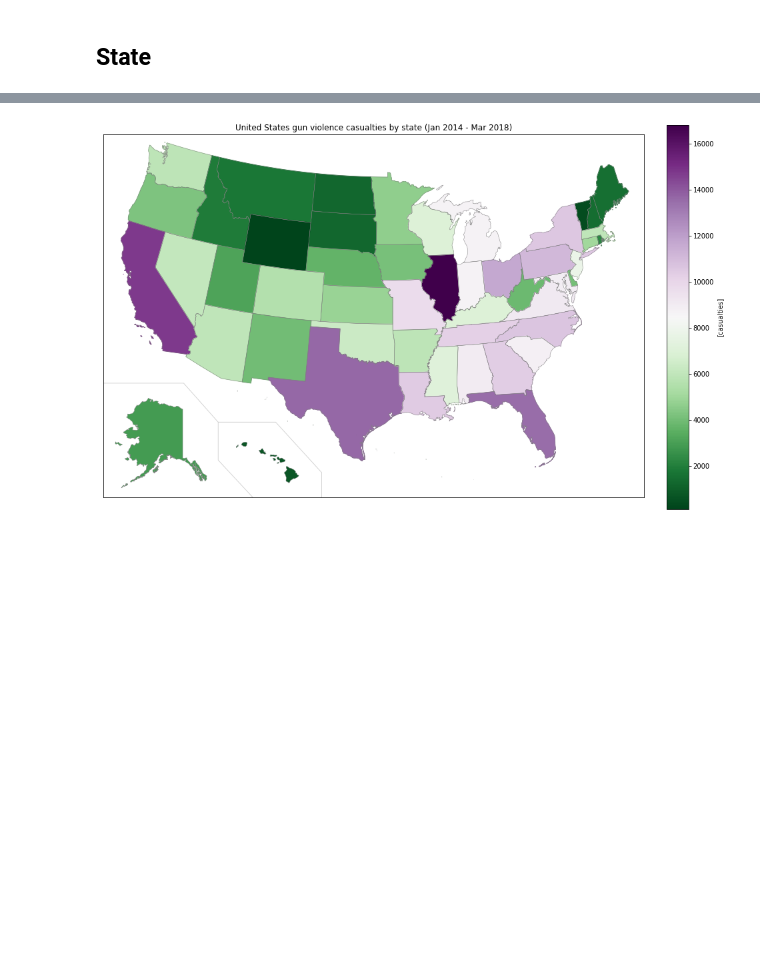
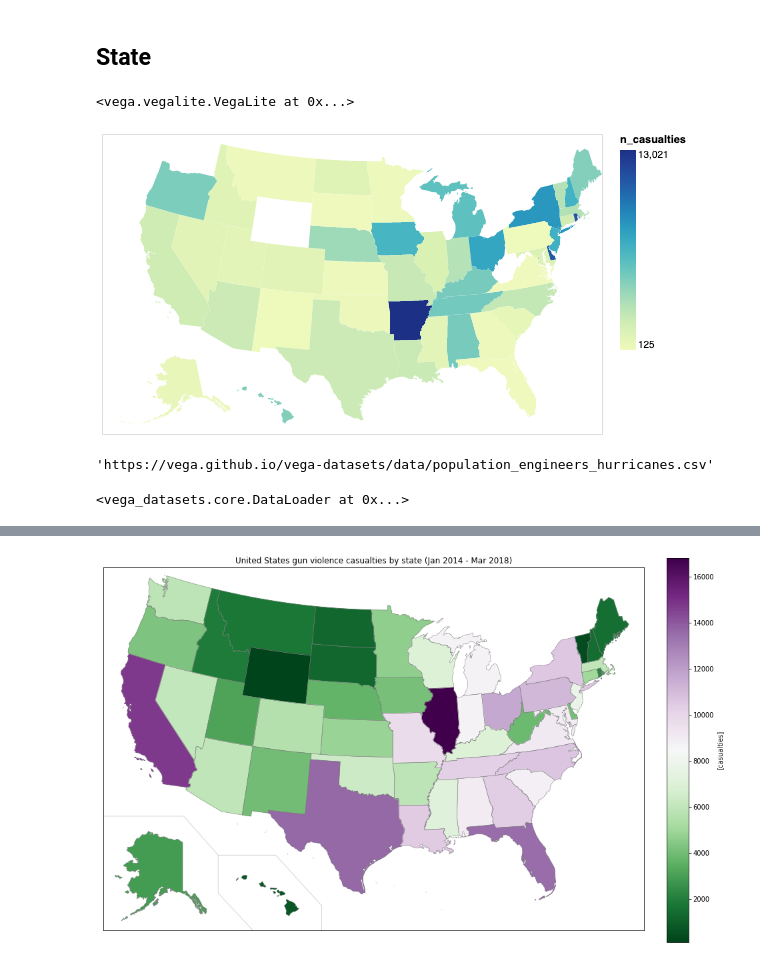
Before and after one commit to mideaconu/gun-violence, a Jupyter notebook: gun-violence.ipynb, the cells around one changed output, grey strips where cells are left out. Saved outputs shown, nothing was run; the diff lists cells and outputs as text; code cells hidden in the pictures; blank space fills up the shorter version.

```diff
--- a/gun-violence.ipynb
+++ b/gun-violence.ipynb
@@ -472,6 +465,47 @@ from matplotlib.colorbar import ColorbarBase
 states = ["Alabama", "Alaska", "Arizona", "Arkansas", "California", "Colorado", "Connecticut", "District of Columbia", "Delaware", "Florida", "Georgia", "Hawaii", "Idaho", "Illinois", "Indiana", "Iowa", "Kansas", "Kentucky", "Louisiana", "Maine", "Maryland", "Massachusetts", "Michigan", "Minnesota", "Mississippi", "Missouri", "Montana", "Nebraska", "Nevada", "New Hampshire", "New Jersey", "New Mexico", "New York", "North Carolina", "North Dakota", "Ohio", "Oklahoma", "Oregon", "Pennsylvania", "Rhode Island", "South Carolina", "South Dakota", "Tennessee", "Texas", "Utah", "Vermont", "Virginia", "Washington", "West Virginia", "Wisconsin", "Wyoming"]
 state_abbreviations = ["AL", "AK", "AZ", "AR", "CA", "CO", "CT", "DC", "DE", "FL", "GA", "HI", "ID", "IL", "IN", "IA", "KS", "KY", "LA", "ME", "MD", "MA", "MI", "MN", "MS", "MO", "MT", "NE", "NV", "NH", "NJ", "NM", "NY", "NC", "ND", "OH", "OK", "OR", "PA", "RI", "SC", "SD", "TN", "TX", "UT", "VT", "VA", "WA", "WV", "WI", "WY"]
 state_population = {'Alabama': 4853193, 'Alaska': 738438, 'Arizona': 6839353, 'Arkansas': 2979818, 'California': 38893516, 'Colorado': 5446126, 'Connecticut': 3585952, 'District of Columbia': 940788, 'Delaware': 674093, 'Florida': 20250908, 'Georgia': 10188251, 'Hawaii': 1419621, 'Idaho': 1659273, 'Illinois': 12852933, 'Indiana': 6612724, 'Iowa': 3119893, 'Kansas': 2905172, 'Kentucky': 4427480, 'Louisiana': 4656533, 'Maine': 1330774, 'Maryland': 5979634, 'Massachusetts': 6792551, 'Michigan': 9940970, 'Minnesota': 5487856, 'Mississippi': 2989215, 'Missouri': 6072902, 'Montana': 1031982, 'Nebraska': 1891988, 'Nevada': 2871365, 'New Hampshire': 1337613, 'New Jersey': 8871814, 'New Mexico': 2091906, 'New York': 19635618, 'North Carolina': 10047620, 'North Dakota': 744586, 'Ohio': 11619306, 'Oklahoma': 3900162, 'Oregon': 4028386, 'Pennsylvania': 12785093, 'Rhode Island': 1056172, 'South Carolina': 4891931, 'South Dakota': 856293, 'Tennessee': 6595774, 'Texas': 27442726, 'Utah': 2992711, 'Vermont': 624959, 'Virginia': 8360838, 'Washington': 7179800, 'West Virginia': 1838663, 'Wisconsin': 5763068, 'Wyoming': 582713}
+# %%
+df = data
+# %%
+n_casualties_per_state = df.groupby("state").sum()["n_injured"] + df.groupby("state").sum()["n_killed"]
+n_incidents_per_state = df.groupby("state").count()["date"]
+
+n_casualties_per_capita = {state: round(n_casualties_per_state[state]*100000/state_population[state], 1) for state in states}
+n_incidents_per_capita = {state: round(n_incidents_per_state[state]*100000/state_population[state], 1) for state in states}
+# %%
+test = pd.DataFrame(n_casualties_per_state).reset_index().reset_index()
+test.columns = ["id", "state", "n_casualties"]
+test["id"] += 1
+# %%
+from vega_datasets import data
+
+states_ = alt.topo_feature(data.us_10m.url, 'states')
+source = data.population_engineers_hurricanes.url
+variable_list = ['population', 'engineers', 'hurricanes']
+
+alt.Chart(states_).mark_geoshape().encode(
+    alt.Color(alt.repeat('row'), type='quantitative')
+).transform_lookup(
+    lookup='id',
+    from_=alt.LookupData(test, 'id', ['n_casualties'])
+).properties(
+    width=500,
+    height=300
+).project(
+    type='albersUsa'
+).repeat(
+    row=['n_casualties']
+).resolve_scale(
+    color='independent'
+)
+# %% [output]
+<vega.vegalite.VegaLite at 0x...>
+[figure, added]
+# %%
+source
+# %% [output]
+'https://vega.github.io/vega-datasets/data/population_engineers_hurricanes.csv'
 # %%
 # Map plotting constants
 AREA_1 = 0.005  # exclude small Hawaiian islands that are smaller than AREA_1
@@ -488,6 +522,10 @@ m = Basemap(llcrnrlon=-119,llcrnrlat=20,urcrnrlon=-64,urcrnrlat=49,
 # Mercator projection, for Alaska and Hawaii
 m_ = Basemap(llcrnrlon=-190,llcrnrlat=20,urcrnrlon=-143,urcrnrlat=46,
             projection='merc',lat_ts=20)
+# %%
+data
+# %% [output]
+<vega_datasets.core.DataLoader at 0x...>
 # %%
 n_casualties_per_state = data.groupby("state").sum()["n_injured"] + data.groupby("state").sum()["n_killed"]
 n_incidents_per_state = data.groupby("state").count()["date"]
```
Also changed, not shown: parts of 14 cells of this notebook.
